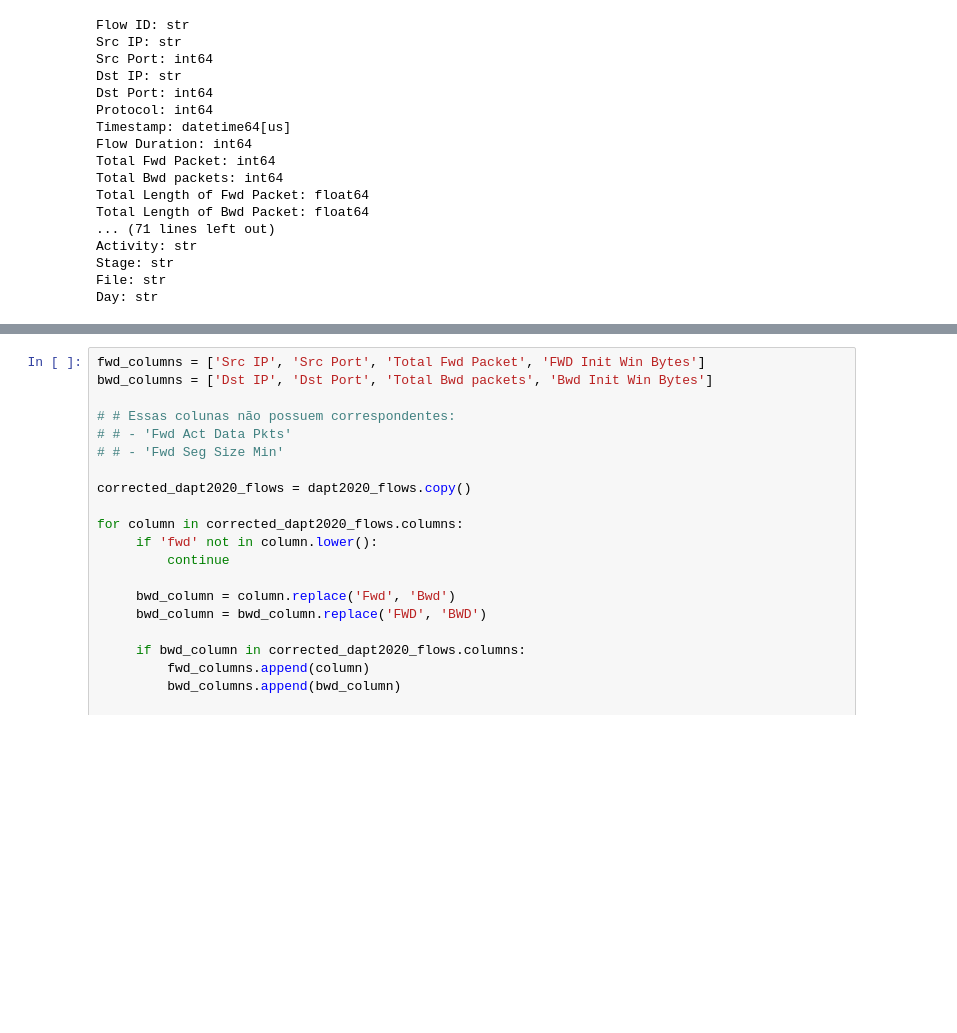
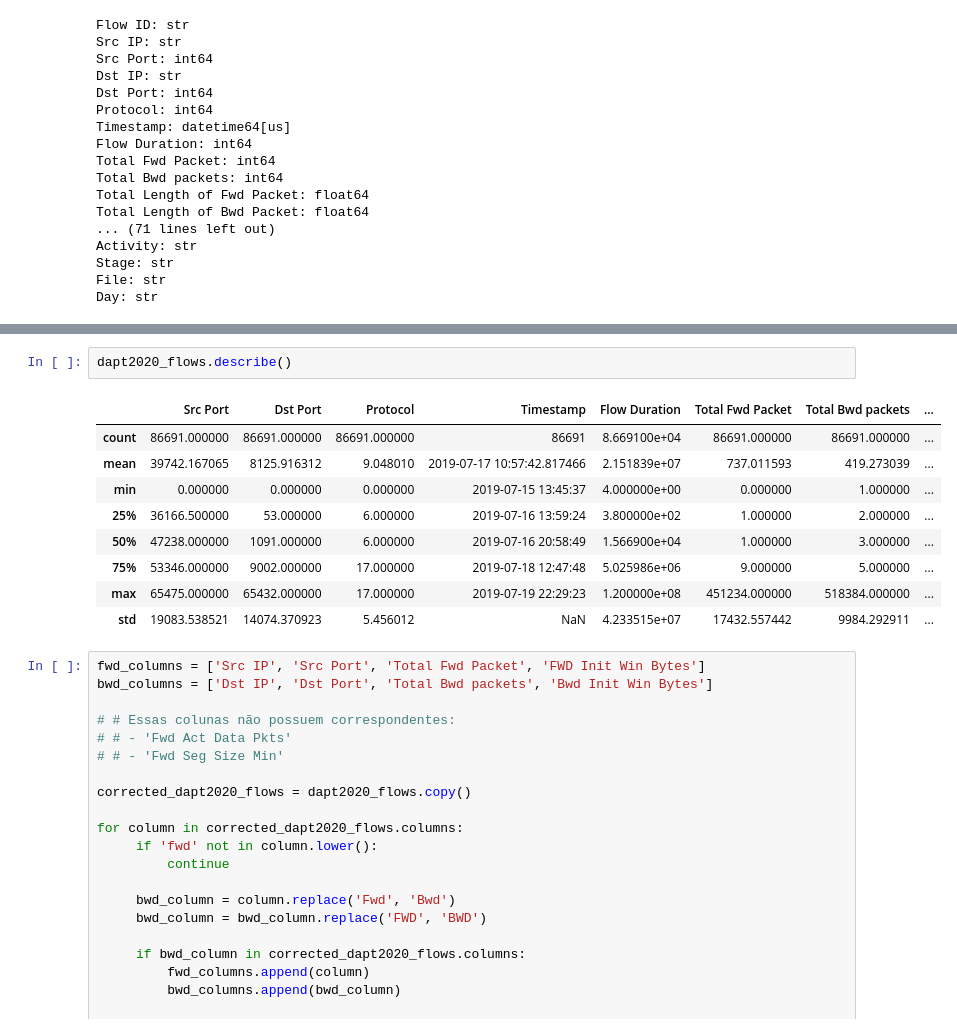
Before and after one commit to GRECA-UFSM/GANs-for-APTs-Generation, a Jupyter notebook: analysis/dapt2020-original.ipynb, the cells around one changed output, grey strips where cells are left out. Cells and saved outputs as stored; diff of their text form; blank space fills up the shorter version.

```diff
--- a/analysis/dapt2020-original.ipynb
+++ b/analysis/dapt2020-original.ipynb
@@ -88,3 +108,15 @@ Day: str
+# %%
+dapt2020_flows.describe()
+# %% [output]
+|  | Src Port | Dst Port | Protocol | Timestamp | Flow Duration | Total Fwd Packet | Total Bwd packets | ... |
+| count | 86691.000000 | 86691.000000 | 86691.000000 | 86691 | 8.669100e+04 | 86691.000000 | 86691.000000 | ... |
+| mean | 39742.167065 | 8125.916312 | 9.048010 | 2019-07-17 10:57:42.817466 | 2.151839e+07 | 737.011593 | 419.273039 | ... |
+| min | 0.000000 | 0.000000 | 0.000000 | 2019-07-15 13:45:37 | 4.000000e+00 | 0.000000 | 1.000000 | ... |
+| 25% | 36166.500000 | 53.000000 | 6.000000 | 2019-07-16 13:59:24 | 3.800000e+02 | 1.000000 | 2.000000 | ... |
+| 50% | 47238.000000 | 1091.000000 | 6.000000 | 2019-07-16 20:58:49 | 1.566900e+04 | 1.000000 | 3.000000 | ... |
+| 75% | 53346.000000 | 9002.000000 | 17.000000 | 2019-07-18 12:47:48 | 5.025986e+06 | 9.000000 | 5.000000 | ... |
+| max | 65475.000000 | 65432.000000 | 17.000000 | 2019-07-19 22:29:23 | 1.200000e+08 | 451234.000000 | 518384.000000 | ... |
+| std | 19083.538521 | 14074.370923 | 5.456012 | NaN | 4.233515e+07 | 17432.557442 | 9984.292911 | ... |
 # %%
 fwd_columns = ['Src IP', 'Src Port', 'Total Fwd Packet', 'FWD Init Win Bytes']
 bwd_columns = ['Dst IP', 'Dst Port', 'Total Bwd packets', 'Bwd Init Win Bytes']
```
Also changed, not shown: parts of 8 cells of this notebook, 7 other files.
